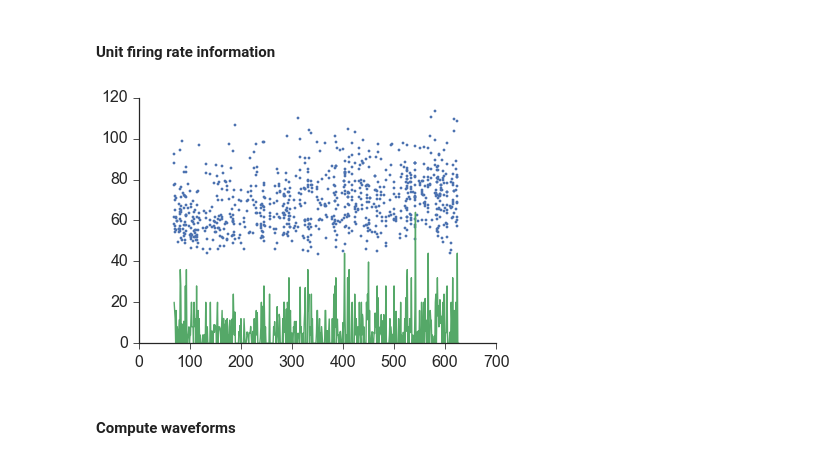
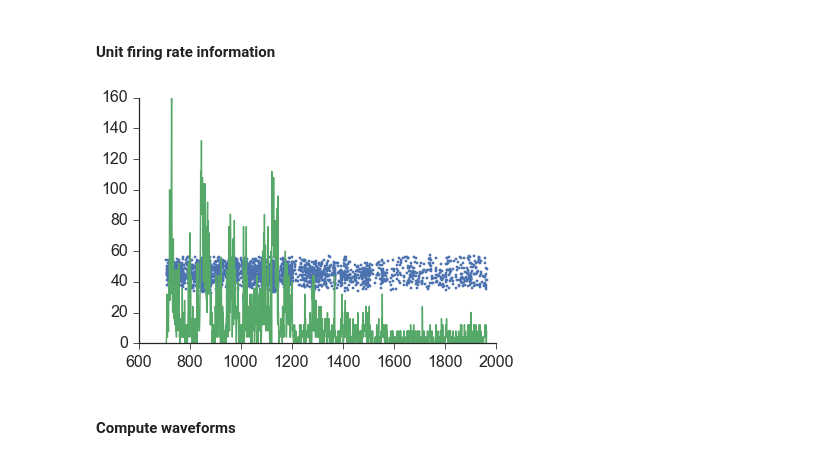
Before and after one commit to sofroniewn/tactile-coding, a Jupyter notebook: ephysTraces.ipynb, the cells around one changed output. Saved outputs shown, nothing was run; the diff lists cells and outputs as text; code cells hidden in the pictures.

```diff
--- a/ephysTraces.ipynb
+++ b/ephysTraces.ipynb
@@ -36,7 +36,7 @@ from IPython.html.widgets import interactive
 # %%
 path = 'https://s3.amazonaws.com/neuro.datasets/svoboda.lab/tactile.coding/'
 # %%
-iSession = 1
+iSession = 7
 session = '%02g' % iSession
 # %% [markdown]
 #### Load info
@@ -112,14 +107,14 @@ def getFiringDrift(sourceId):
 units = units.join(pd.DataFrame({'firingDrift':[getFiringDrift(x) for x in units.sourceId]}))
 units = units.join(pd.DataFrame({'spkAmpDrift':[getSpkAmpDrift(x) for x in units.sourceId]}))
 # %%
-sourceId = 14
+sourceId = 1
 spkCount = getFiringRate(sourceId)
 spkTimes = times[times.sourceId == sourceId]
 plt.plot(spkTimes.trialNum,-spkTimes.spkAmp,'.');
 plt.plot(spkCount.index.values,spkCount.values*20);
 sns.despine()
 # %% [output]
-[figure, old version]
+[figure, new version]
 # %% [markdown]
 #### Compute waveforms
 # %%
```
Also changed, not shown: parts of 8 cells of this notebook, 3 other files.
